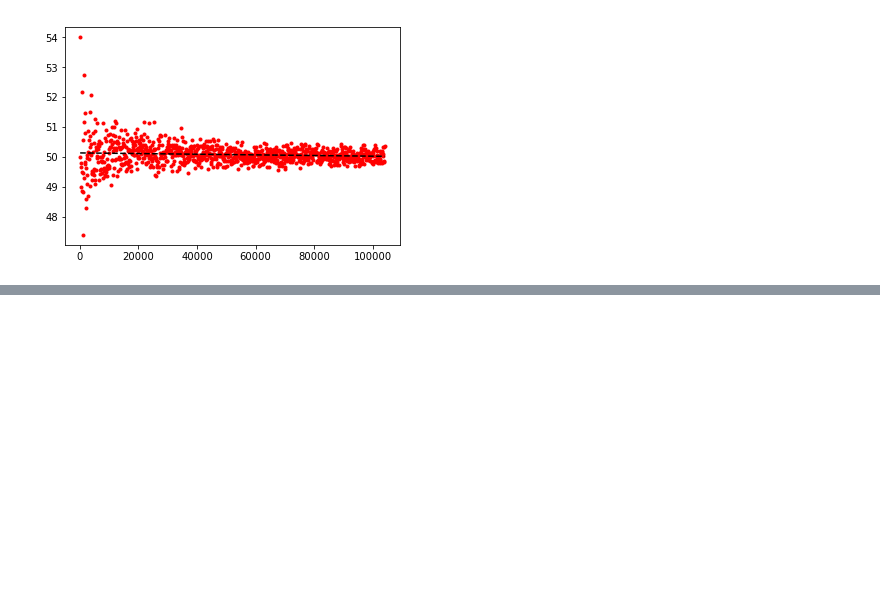
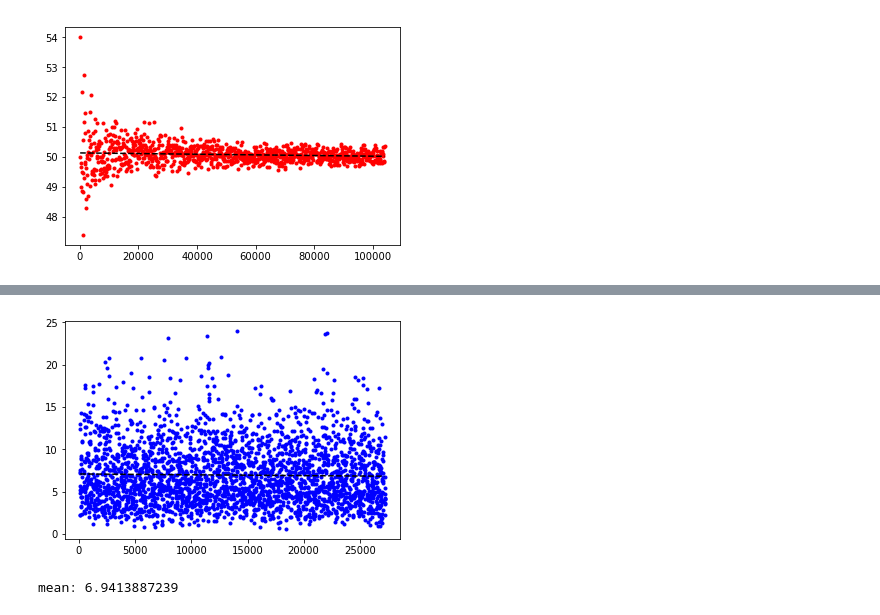
Before and after one commit to samuel-barton/crypto, a Jupyter notebook: random/analysis.ipynb, the cells around one changed output, grey strips where cells are left out. Saved outputs shown, nothing was run; the diff lists cells and outputs as text; code cells hidden in the pictures; blank space fills up the shorter version.

```diff
--- a/random/analysis.ipynb
+++ b/random/analysis.ipynb
@@ -53,0 +82,14 @@ plt.show()
+# %%
+fit = np.polyfit(x,y,1)
+fit_fn = np.poly1d(fit)
+
+plt.plot(x,y, 'b.')
+plt.plot(x,fit_fn(x),"--k")
+plt.savefig("img/perm-chi",dpi=300,bbox_inches='tight')
+plt.show()
+# %% [output]
+[figure, added]
+# %%
+print("mean:", np.mean(y))
+# %% [output]
+mean: 6.9413887239
```
Also changed, not shown: parts of 7 cells of this notebook, 3 other files.
